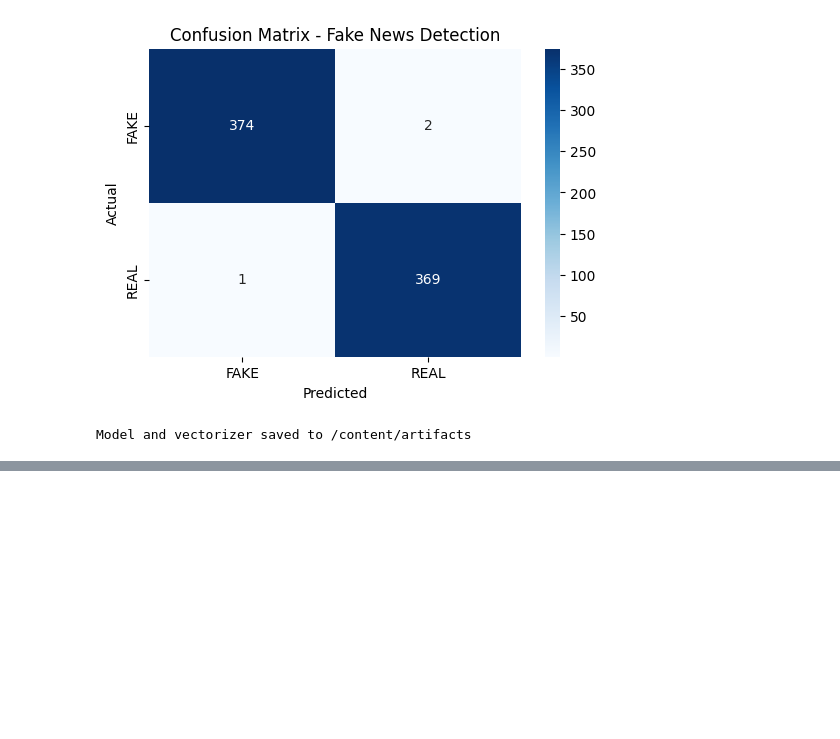
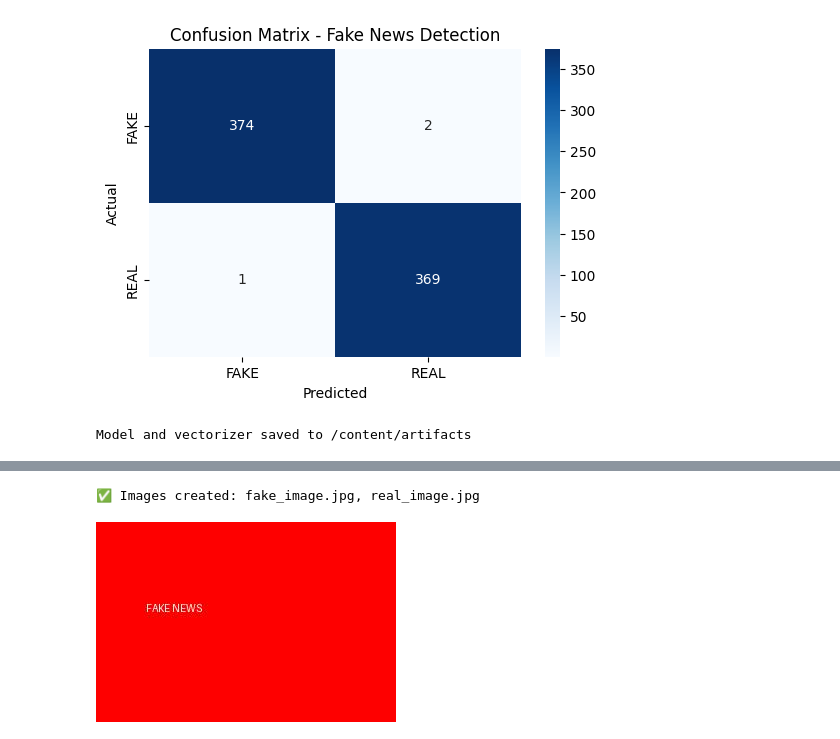
Before and after one commit to VaishnaviNimmala/Fake-News-Detection, a Jupyter notebook: Fake_News_Detection.ipynb, the cells around one changed output, grey strips where cells are left out. Saved outputs shown, nothing was run; the diff lists cells and outputs as text; code cells hidden in the pictures; blank space fills up the shorter version.

```diff
--- a/Fake_News_Detection.ipynb
+++ b/Fake_News_Detection.ipynb
@@ -228,0 +366,24 @@ print(detect_fake_news(user_input))
+# %%
+from PIL import Image, ImageDraw, ImageFont
+
+# Create "fake news" image
+fake_img = Image.new('RGB', (300, 200), color='red')
+draw = ImageDraw.Draw(fake_img)
+draw.text((50, 80), "FAKE NEWS", fill="white")
+fake_img.save("fake_image.jpg")
+
+# Create "real news" image
+real_img = Image.new('RGB', (300, 200), color='green')
+draw = ImageDraw.Draw(real_img)
+draw.text((50, 80), "REAL NEWS", fill="white")
+real_img.save("real_image.jpg")
+
+print("✅ Images created: fake_image.jpg, real_image.jpg")
+# %% [output]
+✅ Images created: fake_image.jpg, real_image.jpg
+# %%
+from IPython.display import Image as IPyImage
+
+IPyImage("fake_image.jpg")
+# %% [output]
+[figure, added]
```
Also changed, not shown: parts of 15 cells of this notebook.
